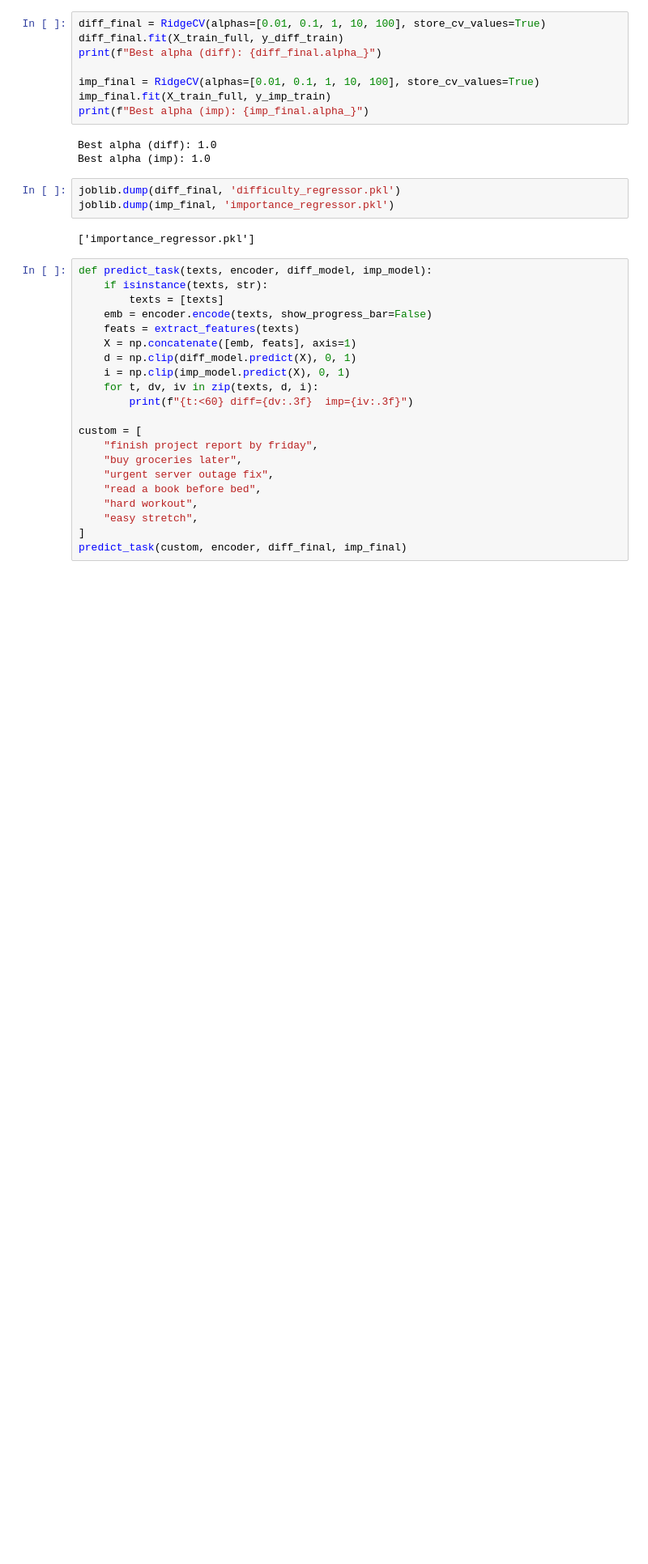
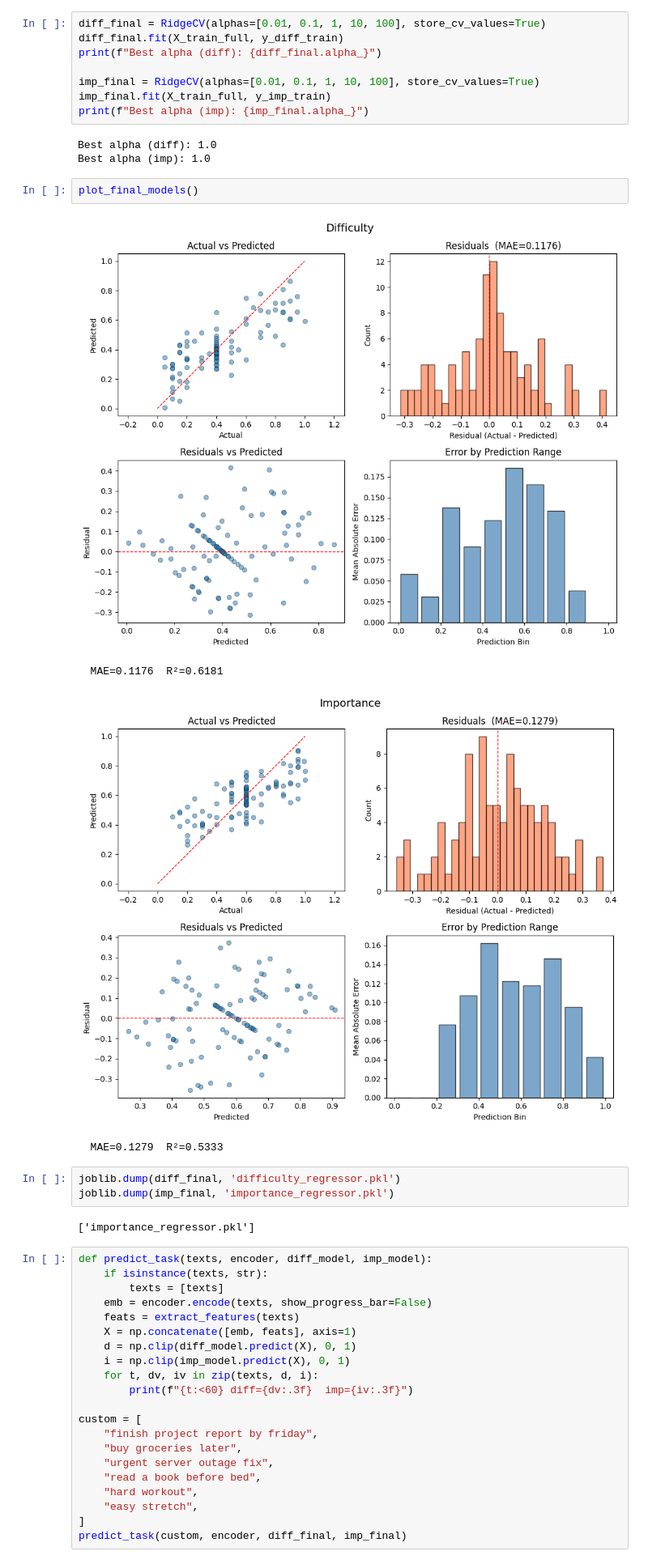
Before and after one commit to Infiteri/VM.AI, a Jupyter notebook: notebooks/VM_AI_Regressor_notebook.ipynb, the cells around one changed output. Shown at 81% size. Cells and saved outputs as stored; diff of their text form; blank space fills up the shorter version.

```diff
--- a/notebooks/VM_AI_Regressor_notebook.ipynb
+++ b/notebooks/VM_AI_Regressor_notebook.ipynb
@@ -334,6 +395,13 @@ print(f"Best alpha (imp): {imp_final.alpha_}")
 # %% [output]
 Best alpha (diff): 1.0
 Best alpha (imp): 1.0
+# %%
+plot_final_models()
+# %% [output]
+[figure, added]
+  MAE=0.1176  R²=0.6181
+[figure, added]
+  MAE=0.1279  R²=0.5333
 # %%
 joblib.dump(diff_final, 'difficulty_regressor.pkl')
 joblib.dump(imp_final, 'importance_regressor.pkl')
```
Also changed, not shown: parts of 12 cells of this notebook.
